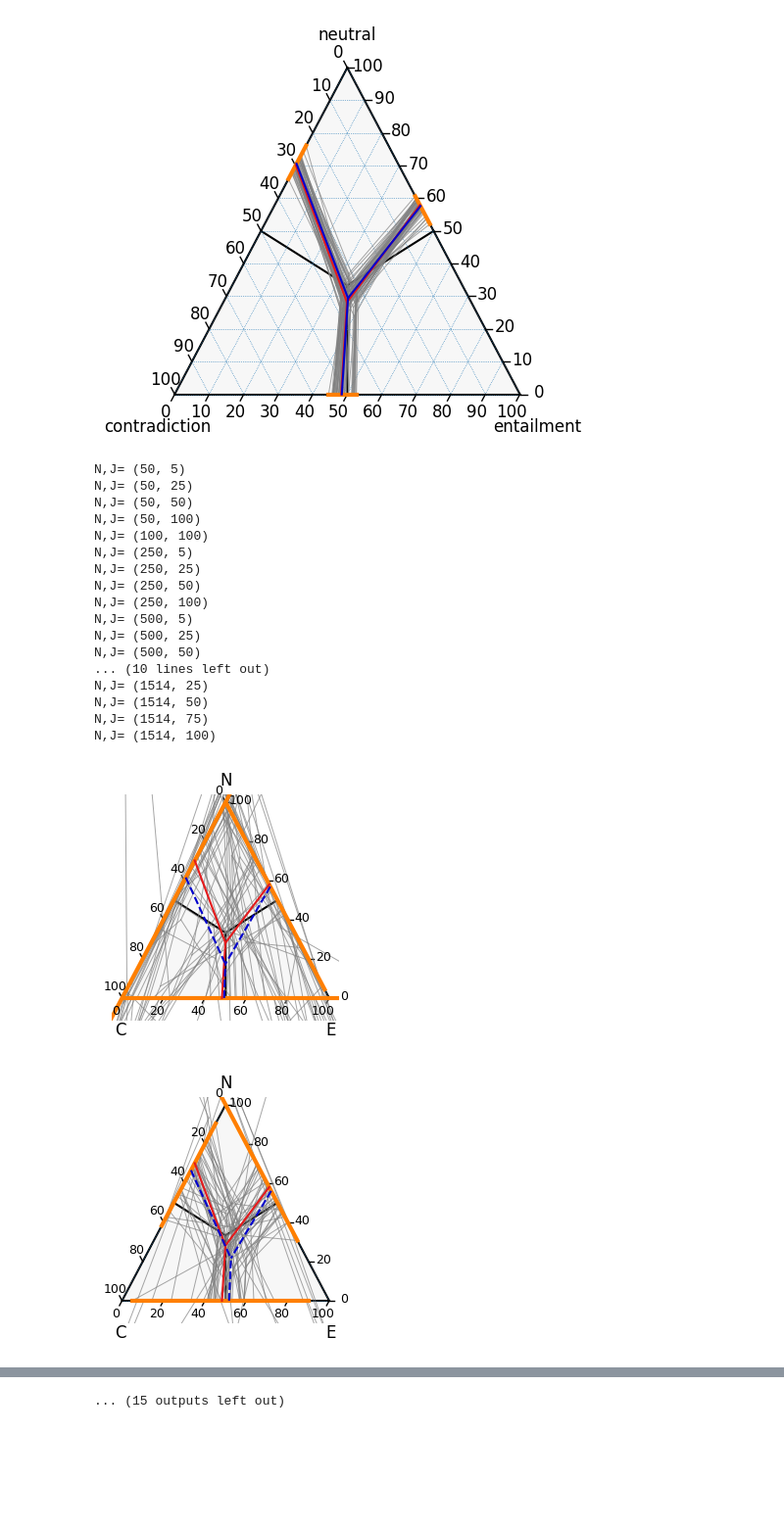
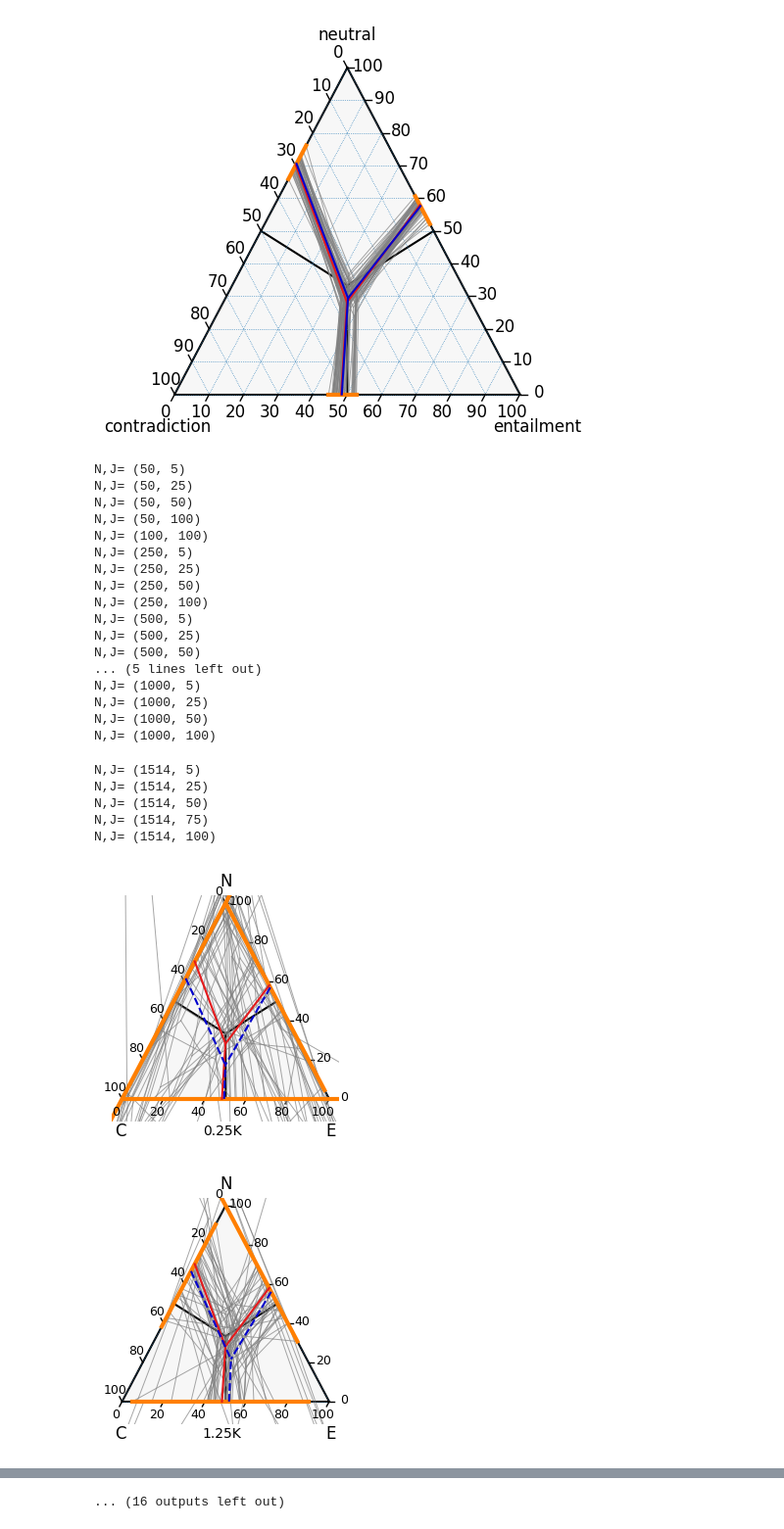
Before and after one commit to corneliagru/label-variation-nli, a Jupyter notebook: notebooks/2_stability_estimation.ipynb, the cells around one changed output, grey strips where cells are left out. Shown at 98% size. Saved outputs shown, nothing was run; the diff lists cells and outputs as text; code cells hidden in the pictures; blank space fills up the shorter version.

Commit message:
add total annotation budget to plots

```diff
--- a/notebooks/2_stability_estimation.ipynb
+++ b/notebooks/2_stability_estimation.ipynb
@@ -183,33 +183,39 @@ figure.savefig("../figs/full_bootstrap.png", bbox_inches='tight', dpi=300)
 # %%
 # generate and save plots for all combinations of N and J (for plot in appendix)
 for i in range(len(B_matrix_N_J_combinations)):
     print('N,J=', B_matrix_N_J_combinations[i])
     file_name = '../figs/appendix/nogrid/N'+ str(B_matrix_N_J_combinations[i][0]) + '_J' + str(B_matrix_N_J_combinations[i][1]) + '_bootstrap.png'
 
     figure, tax = plot_ternary_axes(multiple=20, multiple_grid=100, size=3, labels=["E", "N", "C"], label_offset=-0.15, tick_offset=0.025, weight='roman', tick_fontsize = 9)
+    tax.bottom_axis_label(str(B_matrix_N_J_combinations[i][0]*B_matrix_N_J_combinations[i][1]/1000)+ 'K', position=(0.52,-0.07, 0))
     tax = plot_bootstrap_bounds(tax, B_matrix_N_J_random_results_list[i][-2])
     tax = plot_ternary_bounds(tax, pi=pi, theta=theta, bounds_col=CB_color_cycle[7]) # original bounds in red
     pi_mean = np.mean(B_matrix_N_J_random_results_list[i][0],axis=0)
     theta_mean = np.mean(B_matrix_N_J_random_results_list[i][1],axis=0)
     tax = plot_ternary_bounds(tax, pi=pi_mean, theta=theta_mean, bounds_col="mediumblue", linestyle="dashed") # mean bounds in blue
-    figure.savefig(file_name, bbox_inches='tight', dpi=300)
+    #figure.savefig(file_name, bbox_inches='tight', dpi=300)
 # %% [output]
 N,J= (50, 5)
 N,J= (50, 25)
 N,J= (50, 50)
 N,J= (50, 100)
 N,J= (100, 100)
 N,J= (250, 5)
 N,J= (250, 25)
 N,J= (250, 50)
 N,J= (250, 100)
 N,J= (500, 5)
 N,J= (500, 25)
 N,J= (500, 50)
-... (10 lines left out)
-N,J= (1514, 25)
-N,J= (1514, 50)
-N,J= (1514, 75)
-N,J= (1514, 100)
+... (5 lines left out)
+N,J= (1000, 5)
+N,J= (1000, 25)
+N,J= (1000, 50)
+N,J= (1000, 100)
+N,J= (1514, 5)
+N,J= (1514, 25)
+N,J= (1514, 50)
+N,J= (1514, 75)
+N,J= (1514, 100)
-[figure, old version]
+[figure, new version]
-[figure, old version]
+[figure, new version]
@@ -225 +230 @@ N,J= (1514, 100)
-... (15 outputs left out)
+... (16 outputs left out)
```
Also changed, not shown: parts of 2 cells of this notebook, 33 other files.
